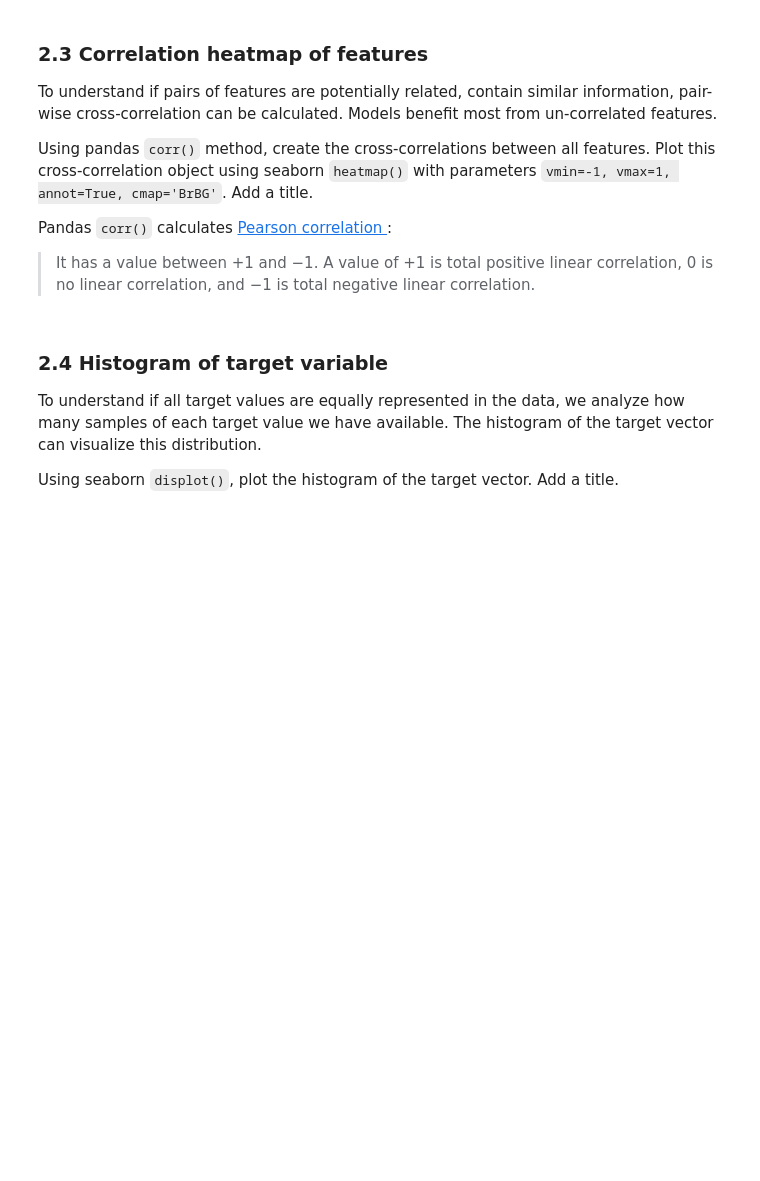
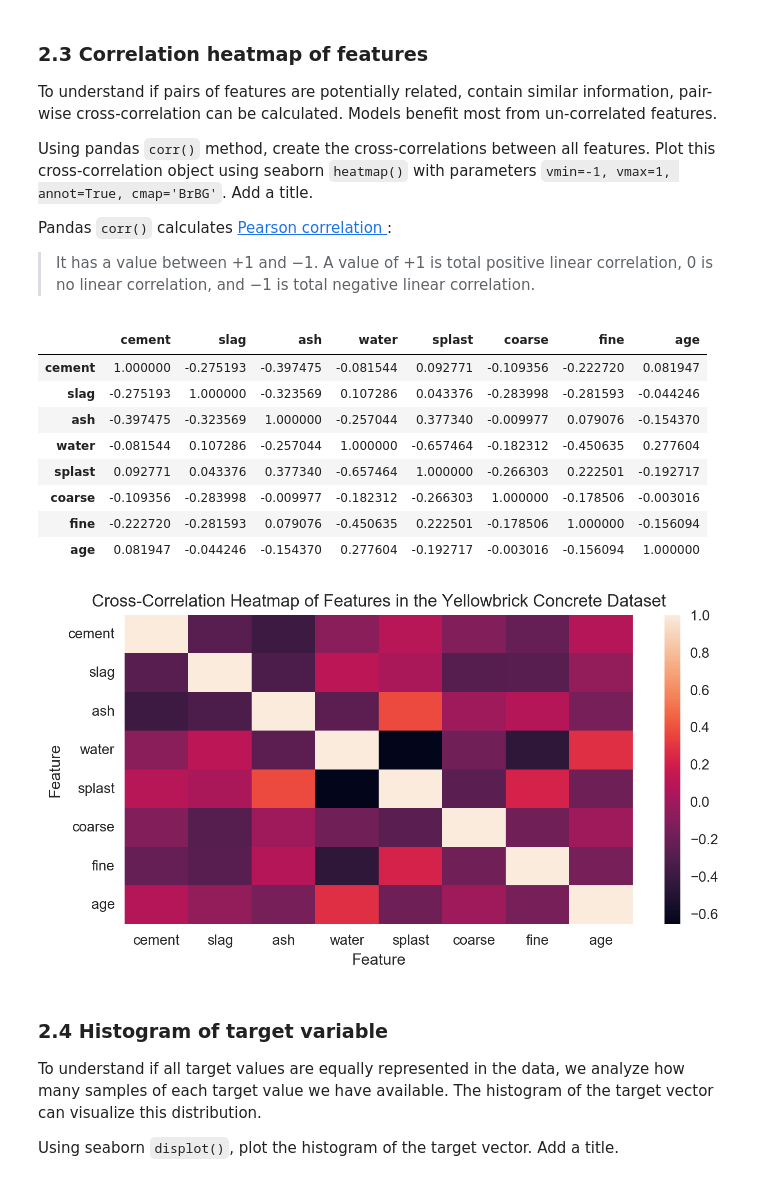
Before and after one commit to mileuc/ensf-611-lab-2, a Jupyter notebook: lab2.ipynb, the cells around one changed output. Drawn from its saved outputs; the diff is of its cells as text; code cells hidden in the pictures; blank space fills up the shorter version.

```diff
--- a/lab2.ipynb
+++ b/lab2.ipynb
@@ -147,3 +150,25 @@ Pandas `corr()` calculates [Pearson correlation ](https://en.wikipedia.org/wiki/
+# %%
+# TODO: add pairwise cross-correlation heatmap of features
+plt.figure(figsize=(8, 4), dpi=200)
+corr = X.corr()
+heatmap = sns.heatmap(corr,
+        xticklabels=corr.columns,
+        yticklabels=corr.columns)
+heatmap.set_title("Cross-Correlation Heatmap of Features in the Yellowbrick Concrete Dataset");
+heatmap.set_ylabel("Feature"); # Add Feature label to y-axis
+heatmap.set_xlabel("Feature"); # Add Feature label to x-axis
+corr
+# %% [output]
+|  | cement | slag | ash | water | splast | coarse | fine | age |
+| cement | 1.000000 | -0.275193 | -0.397475 | -0.081544 | 0.092771 | -0.109356 | -0.222720 | 0.081947 |
+| slag | -0.275193 | 1.000000 | -0.323569 | 0.107286 | 0.043376 | -0.283998 | -0.281593 | -0.044246 |
+| ash | -0.397475 | -0.323569 | 1.000000 | -0.257044 | 0.377340 | -0.009977 | 0.079076 | -0.154370 |
+| water | -0.081544 | 0.107286 | -0.257044 | 1.000000 | -0.657464 | -0.182312 | -0.450635 | 0.277604 |
+| splast | 0.092771 | 0.043376 | 0.377340 | -0.657464 | 1.000000 | -0.266303 | 0.222501 | -0.192717 |
+| coarse | -0.109356 | -0.283998 | -0.009977 | -0.182312 | -0.266303 | 1.000000 | -0.178506 | -0.003016 |
+| fine | -0.222720 | -0.281593 | 0.079076 | -0.450635 | 0.222501 | -0.178506 | 1.000000 | -0.156094 |
+| age | 0.081947 | -0.044246 | -0.154370 | 0.277604 | -0.192717 | -0.003016 | -0.156094 | 1.000000 |
+[figure, added]
 # %% [markdown]
 ### 2.4 Histogram of target variable
 
```
Also changed, not shown: parts of 10 cells of this notebook.
